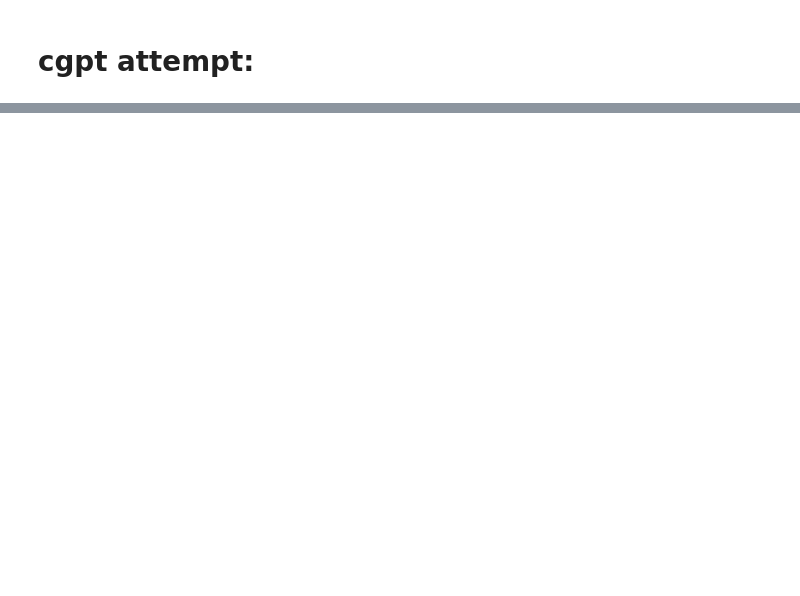
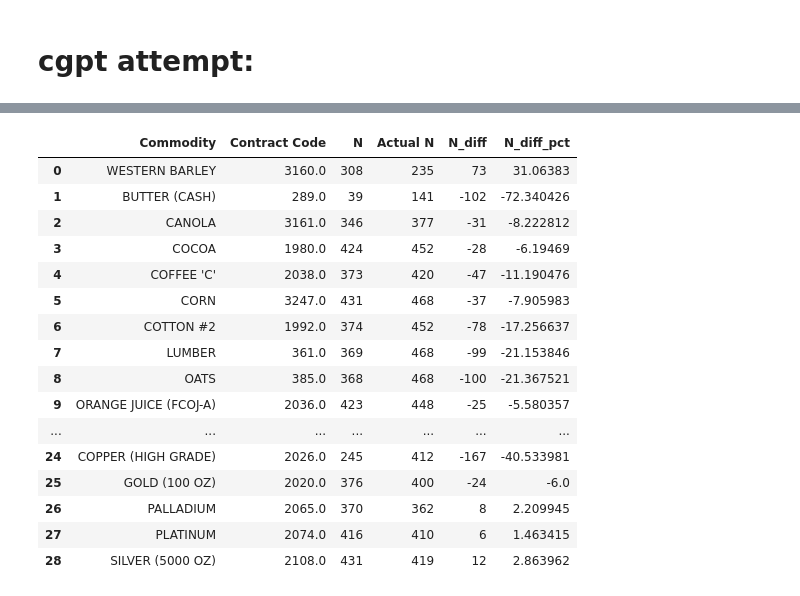
Before and after one commit to kyleparran/final_project_group_09, a Jupyter notebook: src/pull_futures_data_test.ipynb, the cells around one changed output, grey strips where cells are left out. Saved outputs shown, nothing was run; the diff lists cells and outputs as text; code cells hidden in the pictures; blank space fills up the shorter version.

```diff
--- a/src/pull_futures_data_test.ipynb
+++ b/src/pull_futures_data_test.ipynb
@@ -315,0 +194,41 @@ monthly_contracts
+# %%
+table_1_actual_N ={
+    "3160.0": 235,  # Barley
+    "289.0": 141,   # Butter
+    "3161.0": 377,  # Canola
+    "1980.0": 452,  # Cocoa
+    "2038.0": 420,  # Coffee
+    "3247.0": 468,  # Corn
+    "1992.0": 452,  # Cotton
+    "361.0": 468,   # Lumber
+    "385.0": 468,   # Oats
+    "2036.0": 448,  # Orange Juice
+    "379.0": 265,  # Rough Rice
+    "3256.0": 468,  # Soybean Meal
+    "396.0": 468,   # Soybeans
+    "430.0": 468,   # Wheat
+    "1986.0": 295,  # Crude Oil
+    "2091.0": 275,  # Gasoline
+    "2029.0": 345,  # Heating Oil
+    "2060.0": 216,  # Natural Gas
+    #"3847": 247,        # Propane (No match found in left table)
+    "2032.0": 250,    # Unleaded Gas
+    #"": 19,         # Broilers (No match found in left table)
+    "3250.0": 443,  # Feeder Cattle
+    "2676.0": 468,  # Lean Hogs
+    "2675.0": 468,  # Live Cattle
+    "3126.0": 215,  # Aluminium
+    "2087.0": 85,   # Coal
+    "2026.0": 412,  # Copper
+    "2020.0": 400,  # Gold
+    "2065.0": 362,  # Palladium
+    "2074.0": 410,  # Platinum
+    "2108.0": 419   # Silver
+}
+# %%
+summary_table["Actual N"] = summary_table["Contract Code"].astype(str).map(table_1_actual_N)
+summary_table = summary_table[['Commodity', 'Contract Code', 'N', 'Actual N', 'Basis', 'Freq. of Backwardation (%)', 'E(Re) (Mean Annual Excess Return)', 'σ(Re) (Std Dev of Excess Return)', 'Sharpe Ratio']]
+# %%
+summary_table_comparison = summary_table[['Commodity', 'Contract Code', 'N', 'Actual N']]
+summary_table_comparison["N_diff"] = summary_table_comparison["N"] - summary_table_comparison["Actual N"]
+summary_table_comparison['N_diff_pct'] = summary_table_comparison['N_diff'] / summary_table_comparison['Actual N'] * 100
@@ -315,0 +246,20 @@ monthly_contracts
+# %%
+summary_table_comparison
+# %% [output]
+|  | Commodity | Contract Code | N | Actual N | N_diff | N_diff_pct |
+| 0 | WESTERN BARLEY | 3160.0 | 308 | 235 | 73 | 31.06383 |
+| 1 | BUTTER (CASH) | 289.0 | 39 | 141 | -102 | -72.340426 |
+| 2 | CANOLA | 3161.0 | 346 | 377 | -31 | -8.222812 |
+| 3 | COCOA | 1980.0 | 424 | 452 | -28 | -6.19469 |
+| 4 | COFFEE 'C' | 2038.0 | 373 | 420 | -47 | -11.190476 |
+| 5 | CORN | 3247.0 | 431 | 468 | -37 | -7.905983 |
+| 6 | COTTON #2 | 1992.0 | 374 | 452 | -78 | -17.256637 |
+| 7 | LUMBER | 361.0 | 369 | 468 | -99 | -21.153846 |
+| 8 | OATS | 385.0 | 368 | 468 | -100 | -21.367521 |
+| 9 | ORANGE JUICE (FCOJ-A) | 2036.0 | 423 | 448 | -25 | -5.580357 |
+| ... | ... | ... | ... | ... | ... | ... |
+| 24 | COPPER (HIGH GRADE) | 2026.0 | 245 | 412 | -167 | -40.533981 |
+| 25 | GOLD (100 OZ) | 2020.0 | 376 | 400 | -24 | -6.0 |
+| 26 | PALLADIUM | 2065.0 | 370 | 362 | 8 | 2.209945 |
+| 27 | PLATINUM | 2074.0 | 416 | 410 | 6 | 1.463415 |
+| 28 | SILVER (5000 OZ) | 2108.0 | 431 | 419 | 12 | 2.863962 |
```
Also changed, not shown: parts of 27 cells of this notebook, 1 other file.
